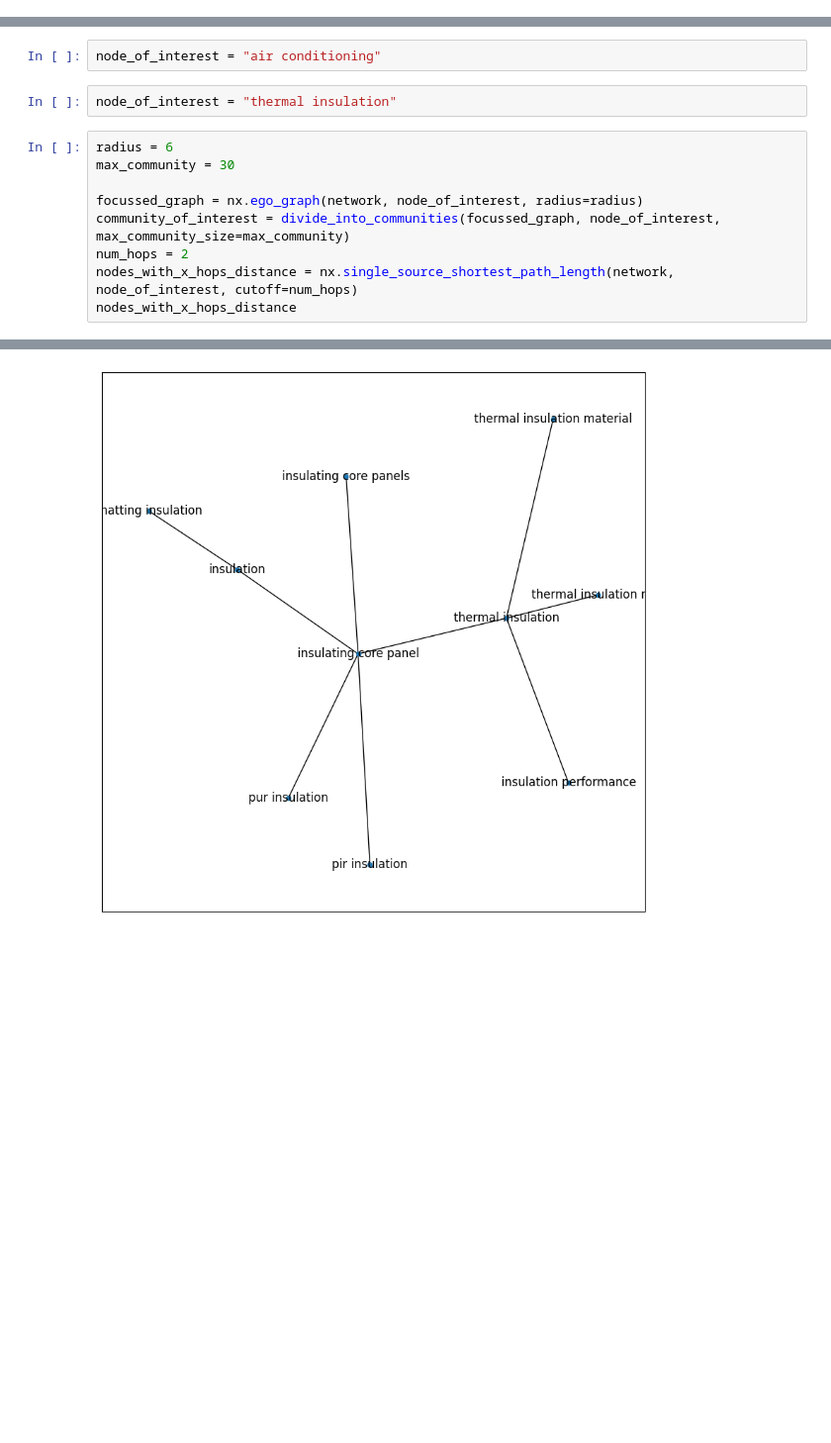
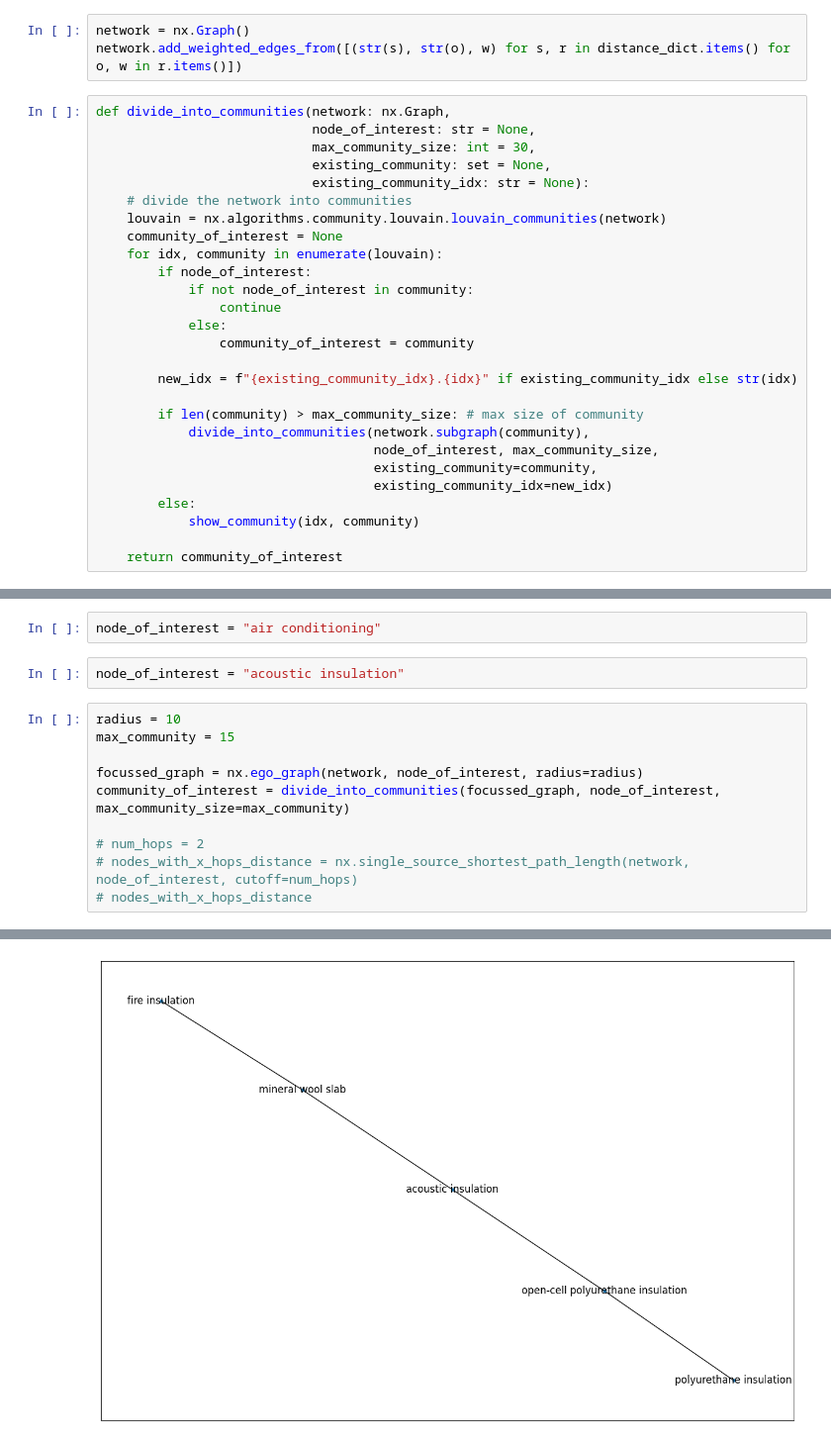
Before and after one commit to rubenkruiper/irec, a Jupyter notebook: 4. Suggest concepts from graph.ipynb, the cells around one changed output, grey strips where cells are left out. Shown: that part at 99% size. Saved outputs shown, nothing was run; the diff lists cells and outputs as text; blank space fills up the shorter version.

```diff
--- a/4. Suggest concepts from graph.ipynb
+++ b/4. Suggest concepts from graph.ipynb
@@ -1109,0 +1259,30 @@ for idx, span_node in enumerate(highly_connected_nodes[:20]):
+# %%
+network = nx.Graph()
+network.add_weighted_edges_from([(str(s), str(o), w) for s, r in distance_dict.items() for o, w in r.items()])
+# %%
+def divide_into_communities(network: nx.Graph,
+                            node_of_interest: str = None,
+                            max_community_size: int = 30,
+                            existing_community: set = None,
+                            existing_community_idx: str = None):
+    # divide the network into communities
+    louvain = nx.algorithms.community.louvain.louvain_communities(network)
+    community_of_interest = None
+    for idx, community in enumerate(louvain):
+        if node_of_interest:
+            if not node_of_interest in community:
+                continue
+            else:
+                community_of_interest = community
+
+        new_idx = f"{existing_community_idx}.{idx}" if existing_community_idx else str(idx)
+
+        if len(community) > max_community_size: # max size of community
+            divide_into_communities(network.subgraph(community),
+                                    node_of_interest, max_community_size,
+                                    existing_community=community,
+                                    existing_community_idx=new_idx)
+        else:
+            show_community(idx, community)
+
+    return community_of_interest
@@ -1112,14 +1305,15 @@ node_of_interest = ""
 # %%
 node_of_interest = "air conditioning"
 # %%
-node_of_interest = "thermal insulation"
+node_of_interest = "acoustic insulation"
 # %%
-radius = 6
-max_community = 30
+radius = 10
+max_community = 15
 
 focussed_graph = nx.ego_graph(network, node_of_interest, radius=radius)
 community_of_interest = divide_into_communities(focussed_graph, node_of_interest, max_community_size=max_community)
-num_hops = 2
-nodes_with_x_hops_distance = nx.single_source_shortest_path_length(network, node_of_interest, cutoff=num_hops)
-nodes_with_x_hops_distance
+
+# num_hops = 2
+# nodes_with_x_hops_distance = nx.single_source_shortest_path_length(network, node_of_interest, cutoff=num_hops)
+# nodes_with_x_hops_distance
 # %% [output]
@@ -1137 +1326 @@ Community [0] of size 10, top 10 spans by degree:
-[figure, old version]
+[figure, new version]
```
Also changed, not shown: parts of 48 cells of this notebook, 4 other files.
